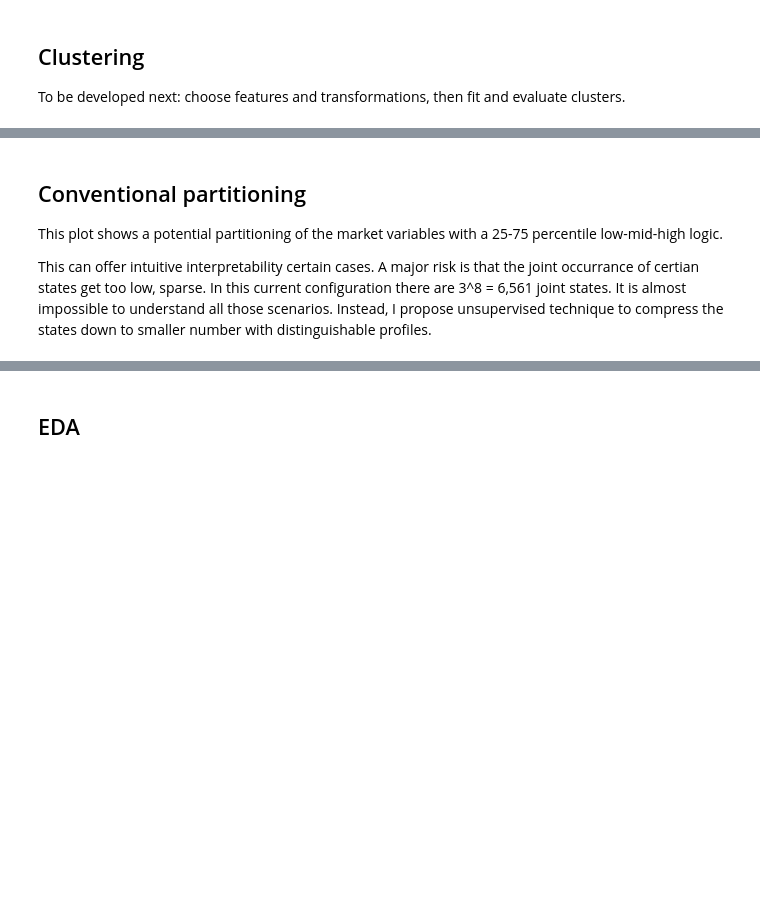
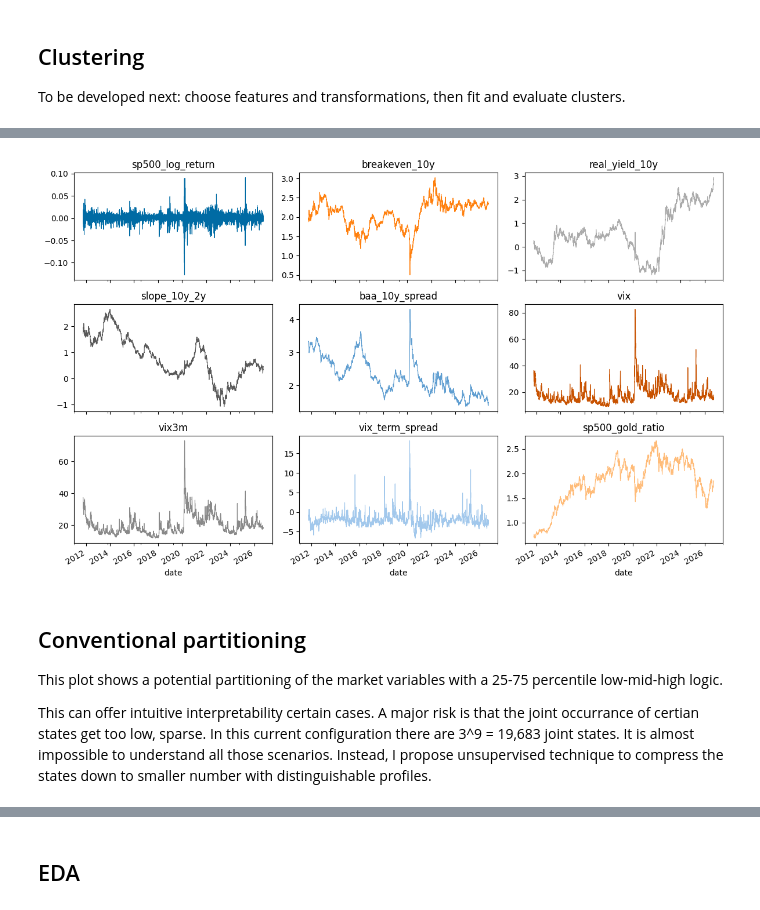
Before and after one commit to galamboslajos/clustering-entropy-pooling, a Jupyter notebook: 02_clustering_analysis.ipynb, the cells around one changed output, grey strips where cells are left out. Cells and saved outputs as stored; diff of their text form; code cells hidden in the pictures; blank space fills up the shorter version.

```diff
--- a/02_clustering_analysis.ipynb
+++ b/02_clustering_analysis.ipynb
@@ -96,15 +121,20 @@ df_transformed.head()
 # %%
+plot_rows = (len(df_transformed.columns) + 2) // 3
 with plt.style.context("tableau-colorblind10"):
-    axes = df_transformed.plot(subplots=True, layout=(3, 3), figsize=(11, 6),
+    axes = df_transformed.plot(subplots=True, layout=(plot_rows, 3), figsize=(12, 2.5 * plot_rows),
                                sharex=True, legend=False, linewidth=0.8)
     for ax, column in zip(axes.flat, df_transformed.columns):
         ax.set_title(column)
+    for ax in axes.flat[len(df_transformed.columns):]:
+        ax.set_visible(False)
     plt.tight_layout()
     plt.show()
+# %% [output]
+[figure, added]
 # %% [markdown]
 ## Conventional partitioning
 
 This plot shows a potential partitioning of the market variables with a 25-75 percentile low-mid-high logic.
 
-This can offer intuitive interpretability certain cases. A major risk is that the joint occurrance of certian states get too low, sparse. In this current configuration there are 3^8 = 6,561 joint states. It is almost impossible to understand all those scenarios. Instead, I propose unsupervised technique to compress the states down to smaller number with distinguishable profiles.
+This can offer intuitive interpretability certain cases. A major risk is that the joint occurrance of certian states get too low, sparse. In this current configuration there are 3^9 = 19,683 joint states. It is almost impossible to understand all those scenarios. Instead, I propose unsupervised technique to compress the states down to smaller number with distinguishable profiles.
 # %%
```
Also changed, not shown: parts of 35 cells of this notebook, 3 other files.
